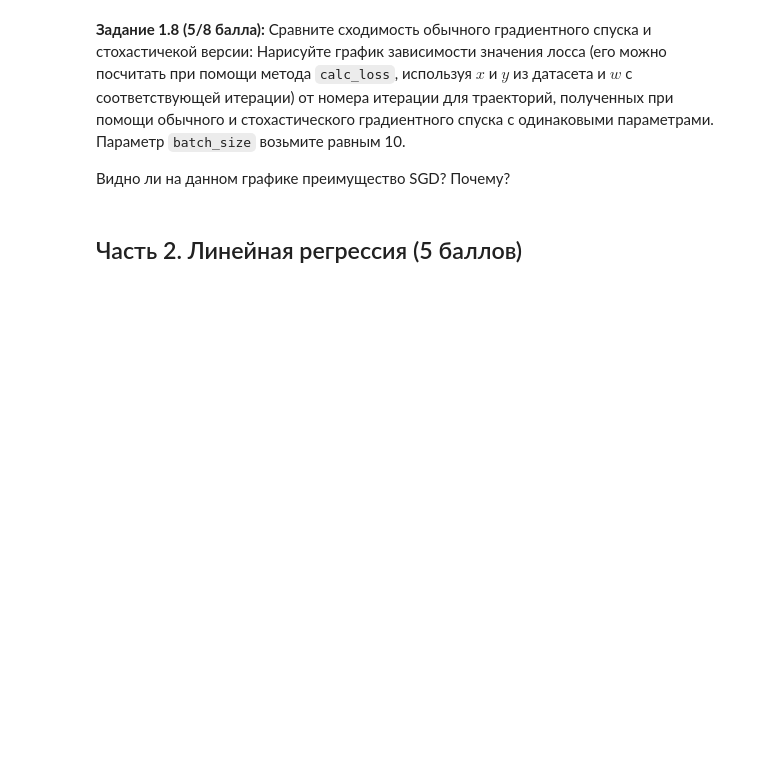
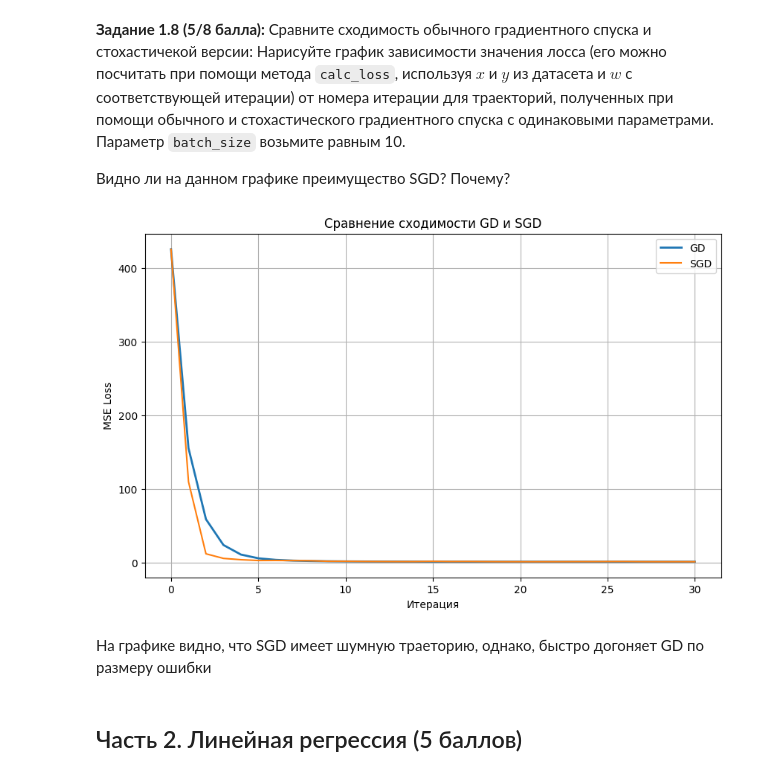
Before and after one commit to ugadaicto/TZ1, a Jupyter notebook: 2025/homeworks/hw05_gd/hw05_gd.ipynb, the cells around one changed output. Drawn from its saved outputs; the diff is of its cells as text; code cells hidden in the pictures; blank space fills up the shorter version.

```diff
--- a/2025/homeworks/hw05_gd/hw05_gd.ipynb
+++ b/2025/homeworks/hw05_gd/hw05_gd.ipynb
@@ -451,3 +450,27 @@ p: 1
+# %%
+batch_size = 10
+p = 0.02
+lr = 0.01
+
+ws1 = gradient_descent(w_init, X, y, loss, lr, 30)
+ws2 = stochastic_gradient_descent(w_init, X, y, loss, lr, batch_size, p, 30)
+
+gd_loss = [loss.calc_loss(X, y, ws) for ws in ws1]
+sgd_loss = [loss.calc_loss(X, y, ws) for ws in ws2]
+
+plt.figure(figsize=(10, 6))
+plt.plot(gd_loss, label='GD', linewidth=2)
+plt.plot(sgd_loss, label='SGD')
+plt.xlabel('Итерация')
+plt.ylabel('MSE Loss')
+plt.title('Сравнение сходимости GD и SGD')
+plt.legend()
+plt.grid()
+plt.show()
+# %% [output]
+[figure, added]
+# %% [markdown]
+На графике видно, что SGD имеет шумную траеторию, однако, быстро догоняет GD по размеру ошибки
 # %% [markdown]
 ## Часть 2. Линейная регрессия (5 баллов)
 # %% [markdown]
```
Also changed, not shown: parts of 12 cells of this notebook.
